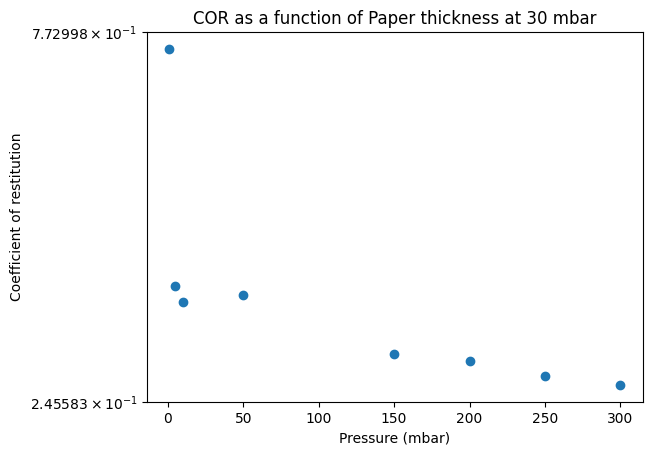
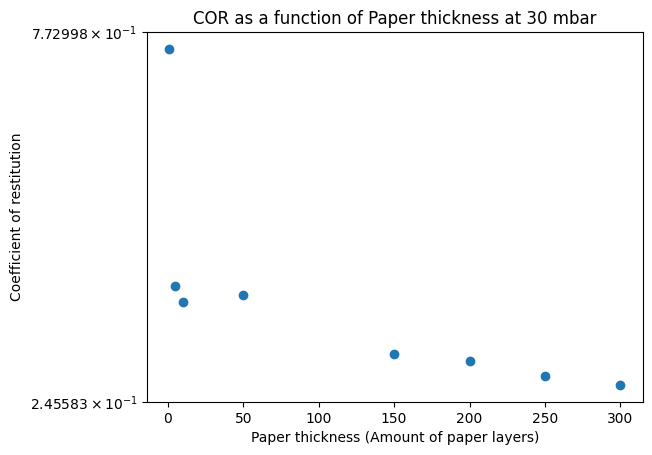
Unified diff of the notebook cell whose output changed from the first chart to the second:
--- before
+++ after
@@ -8,9 +8,8 @@
 
 plt.errorbar(_22_7_Thickness, _22_7_COR, fmt = 'o')
-plt.title("COR as a function of Paper thickness at 30 mbar")
-plt.xlabel("Pressure (mbar)")
+plt.title("COR as a function of Paper thickness")
+plt.xlabel("Paper thickness (Amount of paper layers)")
 plt.ylabel("Coefficient of restitution")
 plt.yscale("symlog")
 plt.show()
 
-print(_22_7_Thickness, _22_7_COR)

Commit: Added two new measurements